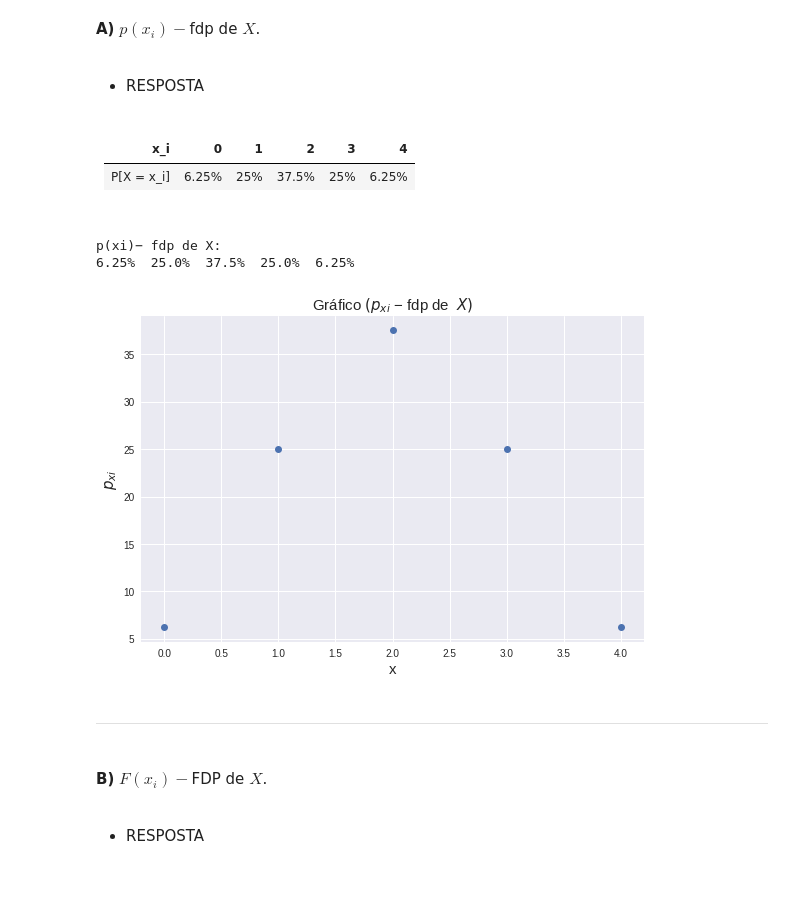
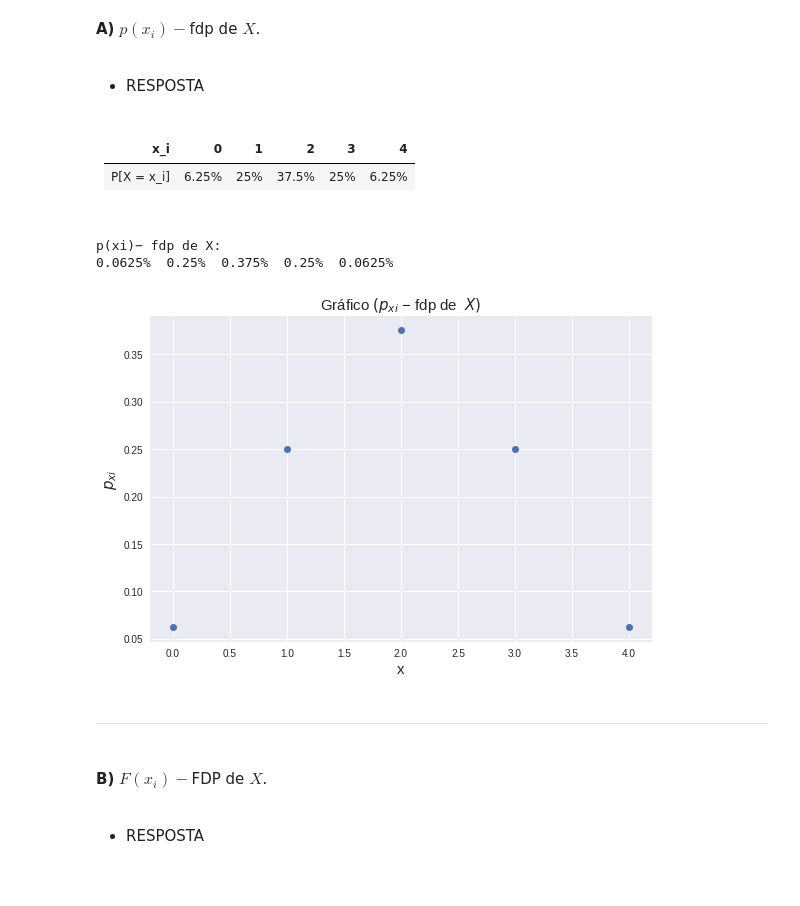
Before and after one commit to Oseiasdfarias/ProbabilidadeProcessosEstocarticos, a Jupyter notebook: FEE_PPE_LE_U04_P01_Oseias_Dias_de_Farias_201733940002.ipynb, the cells around one changed output. Cells and saved outputs as stored; diff of their text form; code cells hidden in the pictures.

```diff
--- a/FEE_PPE_LE_U04_P01_Oseias_Dias_de_Farias_201733940002.ipynb
+++ b/FEE_PPE_LE_U04_P01_Oseias_Dias_de_Farias_201733940002.ipynb
@@ -287,23 +323,23 @@ plt.show()
 # %%
 x_i = np.array([0, 1, 2, 3, 4])
 prob_q1 = np.array([1/16, 1/4, 3/8, 1/4, 1/16], dtype="float64")
-fdp_q1 = prob_q1*100.0
+fdp_q1 = prob_q1
 
 print(f"\np(xi)− fdp de X:")
 for i in fdp_q1:
   print(f"{i}% ", end=" ")
 
 # Gráfico da Função Densidade de Probabilidade
 plt.figure(figsize=(9, 6))
 plt.plot(x_i, fdp_q1, "o")
 plt.title("Gráfico $( p_{xi}$ − fdp de  $X )$", fontsize=15)
 plt.xlabel("x", fontsize=15)
 plt.ylabel("$p_{xi}$", fontsize=15)
 plt.show()
 # %% [output]
 p(xi)− fdp de X:
-6.25%  25.0%  37.5%  25.0%  6.25%
+0.0625%  0.25%  0.375%  0.25%  0.0625%
-[figure, old version]
+[figure, new version]
 # %% [markdown]
 ---
 
```
Also changed, not shown: parts of 7 cells of this notebook.
